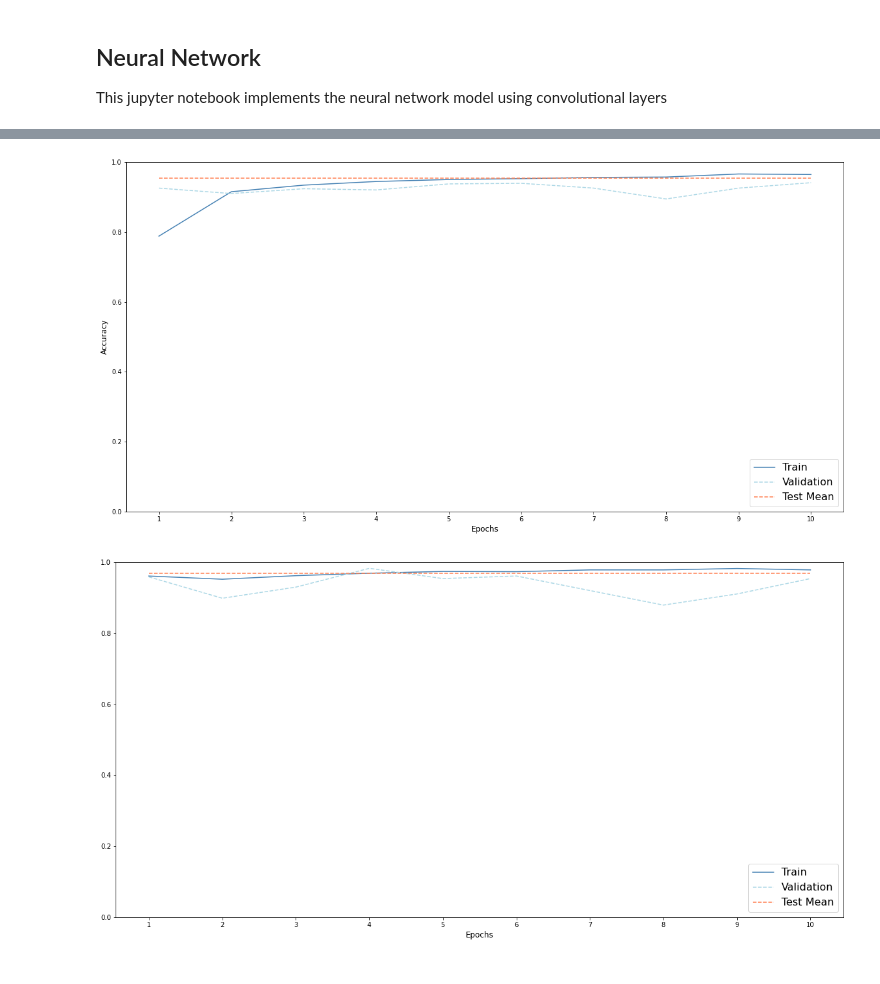
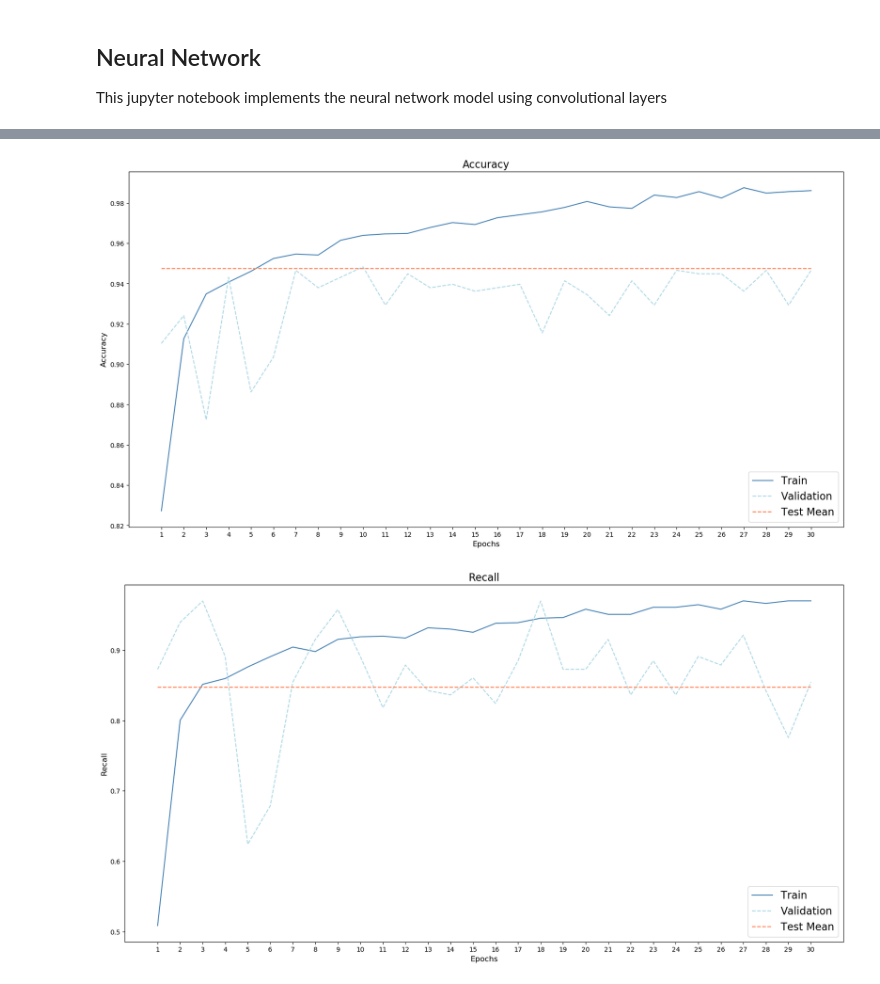
Before and after one commit to JPMartinezClaeys/30254-pneumoniacs, a Jupyter notebook: predict-pneumonia/neural_network.ipynb, the cells around one changed output, grey strips where cells are left out. Cells and saved outputs as stored; diff of their text form; code cells hidden in the pictures.

```diff
--- a/predict-pneumonia/neural_network.ipynb
+++ b/predict-pneumonia/neural_network.ipynb
@@ -31,10 +31,11 @@ class CustomNeuralNetwork(nn.Module):
         super().__init__()
         # model hyperparameters
         self.epochs = 30
-        self.batch_size = 8
-        self.learning = 0.001
+        self.batch_size = 16
+        self.learning = 0.005
         self.momentum = 0.9
         self.weighted_sample = False
+        self.transformations = True
         # define network layers
         self.LeNet = nn.Sequential(
             nn.Sequential(
@@ -133,7 +132,7 @@ for epoch in range(model.epochs):
         y_predict = np.concatenate((y_predict, y_pred_batch))
 
     epoch_accuracy = accuracy_score(y_true, y_predict)
-    epoch_recall = recall_score(y_true, y_predict, average='binary',pos_label=0)
+    epoch_recall = recall_score(y_true, y_predict, average='binary')
     train_losses.append(running_loss)
     train_accuracies.append(epoch_accuracy)
     train_recalls.append(epoch_recall)
@@ -158,7 +157,7 @@ for epoch in range(model.epochs):
             val_running_loss += val_loss.item()
 
         val_epoch_accuracy = accuracy_score(y_predict_val, y_true_val)
-        val_epoch_recall = recall_score(y_true_val, y_predict_val, average='binary',pos_label=0)
+        val_epoch_recall = recall_score(y_true_val, y_predict_val, average='binary')
         val_losses.append(val_running_loss)
         val_accuracies.append(val_epoch_accuracy)
         val_recalls.append(val_epoch_recall)
@@ -196,7 +195,7 @@ with torch.no_grad():
         y_predict_test = np.concatenate((y_predict_test, outputs.argmax(dim=1).numpy()))
 
     test_epoch_accuracy = accuracy_score(y_true_test, y_predict_test)
-    test_epoch_recall = recall_score(y_true_test, y_predict_test, average='binary',pos_label=0)
+    test_epoch_recall = recall_score(y_true_test, y_predict_test, average='binary')
     test_accuracies.append(test_epoch_accuracy)
     test_recalls.append(test_epoch_recall)
 # %%
@@ -240,28 +234,26 @@ ax.set_xticks(epochs)
 ax.legend(loc="lower right", fontsize=16)
 ax.set_xlabel("Epochs", fontsize=12)
 ax.set_ylabel("Accuracy", fontsize=12)
-ax.set_ylim((0, 1))
-#ax.set_title("Accuracy", fontsize=16)
+ax.set_title("Accuracy", fontsize=16)
 plt.show()
 # %% [output]
-[figure, old version]
+[figure, new version]
 # %%
 test_recalls_list = test_recalls * model.epochs
 epochs = [i for i in range(1,model.epochs+1)]
 
 fig, ax = plt.subplots(nrows=1, ncols=1, figsize=(20,10))
 ax.plot(epochs, train_recalls, color="steelblue", label= 'Train')
 ax.plot(epochs, val_recalls, color="lightblue", ls='dashed', label='Validation')
 ax.plot(epochs, test_recalls_list, color= "coral", ls='dashed', label='Test Mean')
 ax.set_xticks(epochs)
 ax.legend(loc="lower right", fontsize=16)
 ax.set_xlabel("Epochs", fontsize=12)
-ax.set_ylim((0, 1))
-#ax.set_ylabel("Recall", fontsize=12)
-#ax.set_title("Recall", fontsize=16)
+ax.set_ylabel("Recall", fontsize=12)
+ax.set_title("Recall", fontsize=16)
 plt.show()
 # %% [output]
-[figure, old version]
+[figure, new version]
 # %%
 epochs = [i for i in range(1,model.epochs+1)]
 
```
Also changed, not shown: parts of 6 cells of this notebook.
